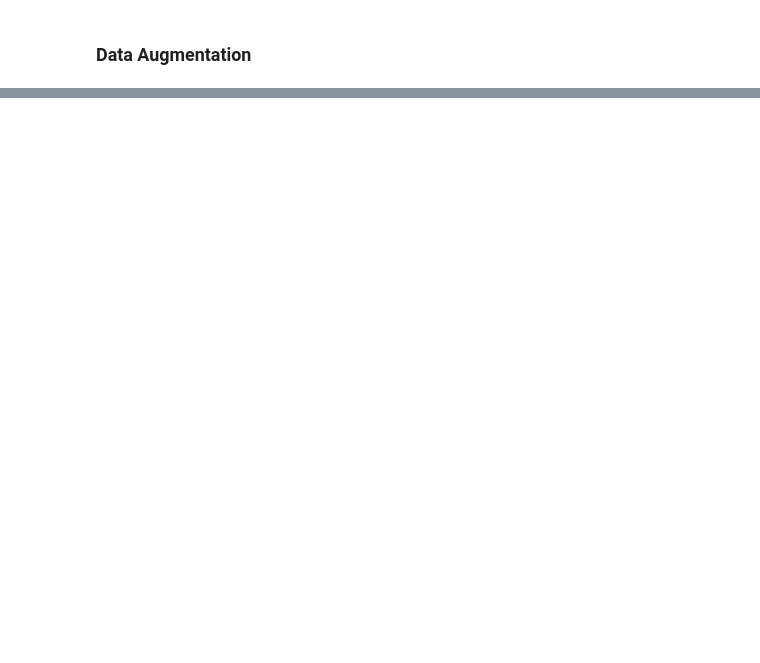
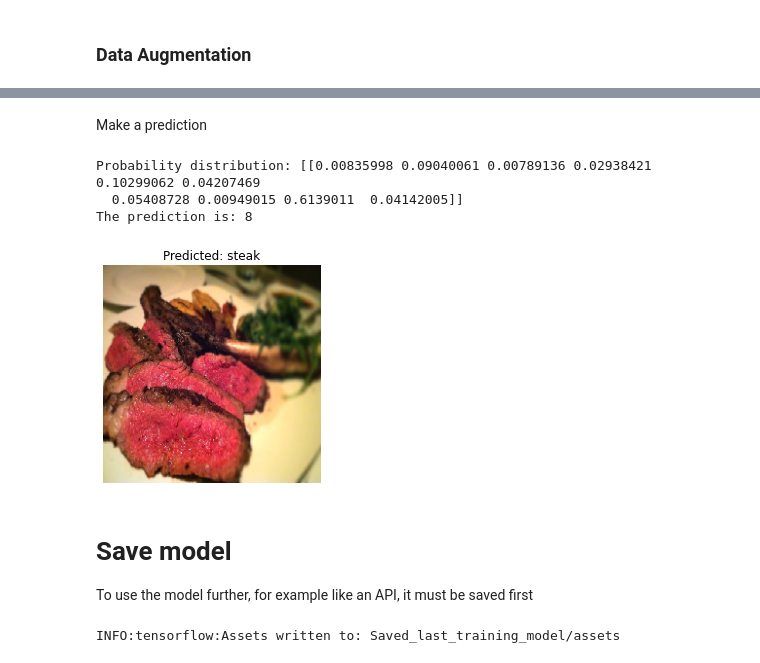
Before and after one commit to Nik-Kras/ZeroToMastery-TensorFlow-MyNotes, a Jupyter notebook: 04. Computer Vision/04. CV - Notes.ipynb, the cells around one changed output, grey strips where cells are left out. Saved outputs shown, nothing was run; the diff lists cells and outputs as text; code cells hidden in the pictures; blank space fills up the shorter version.

```diff
--- a/04. Computer Vision/04. CV - Notes.ipynb
+++ b/04. Computer Vision/04. CV - Notes.ipynb
@@ -2395,0 +2589,24 @@ Now it is a question of how to improve the accuracy
+# %% [markdown]
+Make a prediction
+# %%
+random_image = random.choice(test_data)[0][0]
+pred = model_24.predict(tf.expand_dims(random_image, axis=0)) # For real image:
+print(f"Probability distribution: {pred}")
+print(f"The prediction is: {pred.argmax()}")
+plt.imshow(random_image)
+plt.title("Predicted: " + str(class_names[pred.argmax()]))
+plt.axis('off')
+plt.show()
+# %% [output]
+Probability distribution: [[0.00835998 0.09040061 0.00789136 0.02938421 0.10299062 0.04207469
+  0.05408728 0.00949015 0.6139011  0.04142005]]
+The prediction is: 8
+[figure, added]
+# %% [markdown]
+# Save model
+
+To use the model further, for example like an API, it must be saved first
+# %%
+model_24.save("Saved_last_training_model")
+# %% [output]
+INFO:tensorflow:Assets written to: Saved_last_training_model/assets
```
Also changed, not shown: parts of 23 cells of this notebook, 1 other file.
